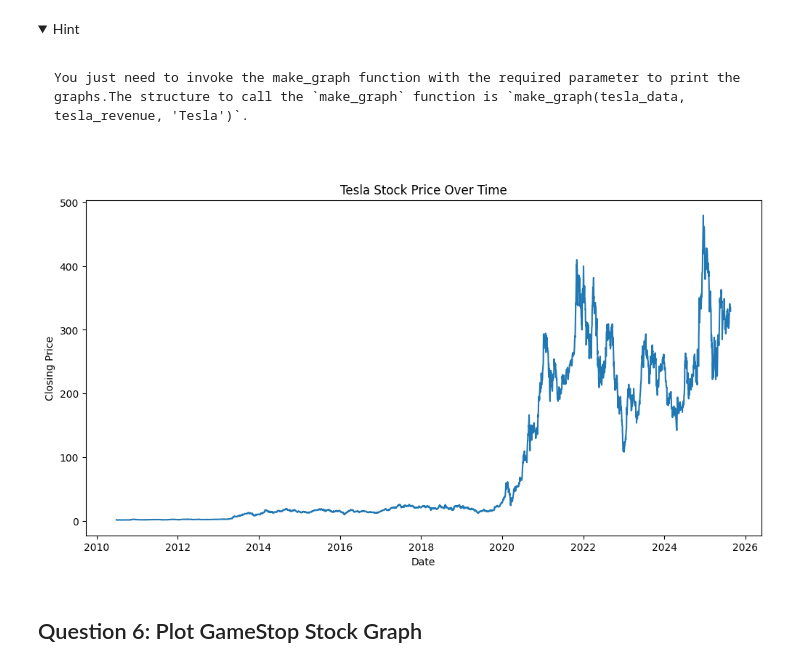
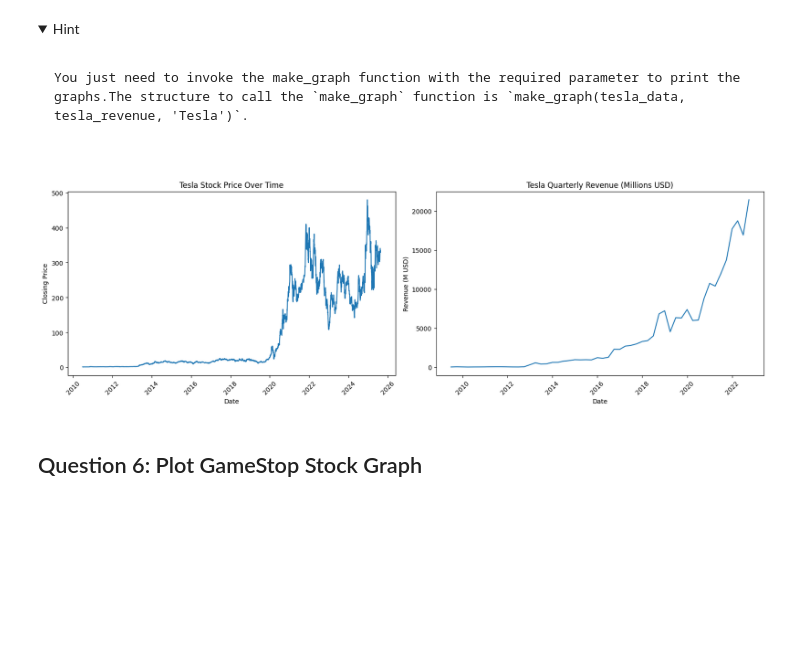
Before and after one commit to a0013333j-png/data-visualization-labs, a Jupyter notebook: Final Assignment-v2 (1).ipynb, the cells around one changed output. Saved outputs shown, nothing was run; the diff lists cells and outputs as text; code cells hidden in the pictures; folded sections open; blank space fills up the shorter version.

````diff
--- a/Final Assignment-v2 (1).ipynb
+++ b/Final Assignment-v2 (1).ipynb
@@ -394,20 +404,36 @@ You just need to invoke the make_graph function with the required parameter to p
 ```
 
 </details>
-# %%
-import matplotlib.pyplot as plt
-
-def make_graph(stock_data, title):
-    plt.figure(figsize=(12, 6))
-    plt.plot(stock_data["Date"], stock_data["Close"])
-    plt.title(title)
-    plt.xlabel("Date")
-    plt.ylabel("Closing Price")
-    plt.show()
-
-make_graph(tesla_data, "Tesla Stock Price Over Time")
-# %% [output]
-[figure, removed]
+# %%
+import matplotlib.pyplot as plt
+import pandas as pd
+
+tesla_data = tesla_data.sort_values("Date")
+tesla_revenue = tesla_revenue.copy()
+tesla_revenue["Date"] = pd.to_datetime(tesla_revenue["Date"])
+tesla_revenue = tesla_revenue.sort_values("Date")
+
+fig, axes = plt.subplots(1, 2, figsize=(16, 5), constrained_layout=True)
+
+# 左：股價
+axes[0].plot(tesla_data["Date"], tesla_data["Close"])
+axes[0].set_title("Tesla Stock Price Over Time")
+axes[0].set_xlabel("Date")
+axes[0].set_ylabel("Closing Price")
+
+# 右：營收
+axes[1].plot(tesla_revenue["Date"], tesla_revenue["Revenue"])
+axes[1].set_title("Tesla Quarterly Revenue (Millions USD)")
+axes[1].set_xlabel("Date")
+axes[1].set_ylabel("Revenue (M USD)")
+
+for ax in axes:
+    for label in ax.get_xticklabels():
+        label.set_rotation(45)
+
+plt.show()
+# %% [output]
+[figure, added]
 # %% [markdown]
 ## Question 6: Plot GameStop Stock Graph
 # %% [markdown]
````
Also changed, not shown: parts of 10 cells of this notebook.
